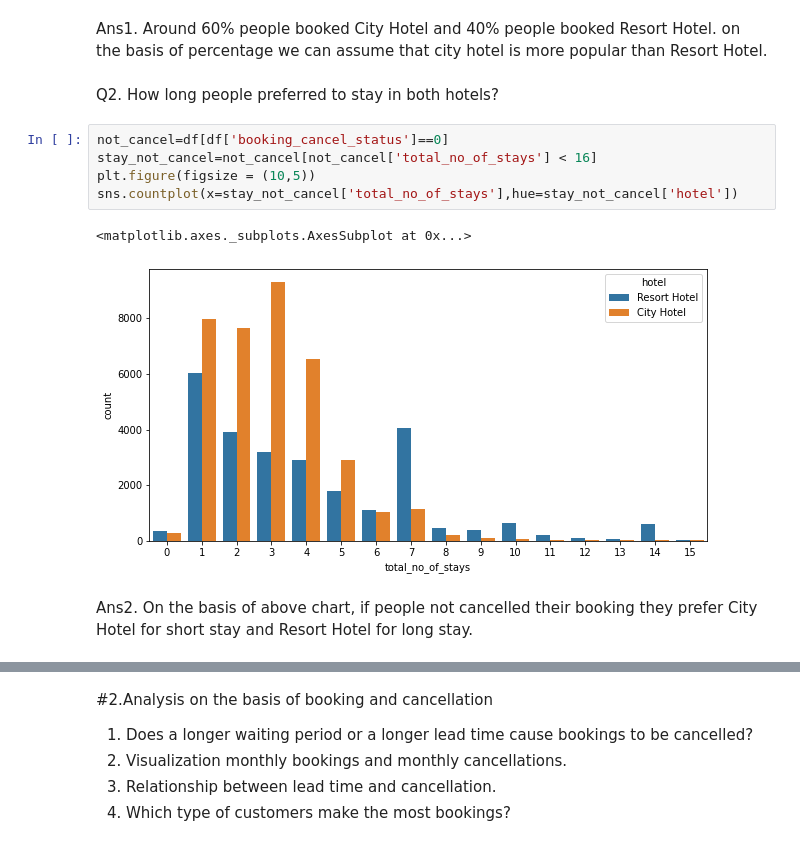
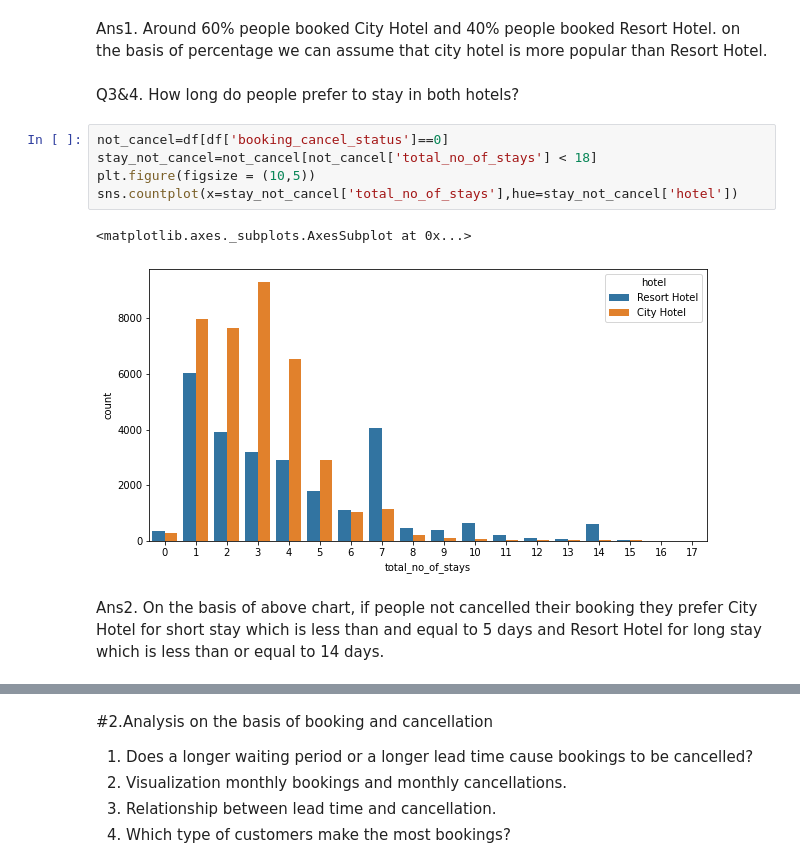
Before and after one commit to niteshavagabond/Hotel-Booking-analysis, a Jupyter notebook: Hotel_Booking_Analysis_Capstone_Project.ipynb, the cells around one changed output, grey strips where cells are left out. Cells and saved outputs as stored; diff of their text form.

```diff
--- a/Hotel_Booking_Analysis_Capstone_Project.ipynb
+++ b/Hotel_Booking_Analysis_Capstone_Project.ipynb
@@ -555,14 +564,14 @@ sns.barplot(x=['city_hotel','resort_hotel'],y=hotel_vc['percentage'])
 # %% [markdown]
 Ans1. Around 60% people booked City Hotel and 40% people booked Resort Hotel. on the basis of percentage we can assume that city hotel is more popular than Resort Hotel.
 # %% [markdown]
-Q2. How long people preferred to stay in both hotels?
+Q3&4. How long do people prefer to stay in both hotels?
 # %%
 not_cancel=df[df['booking_cancel_status']==0]
-stay_not_cancel=not_cancel[not_cancel['total_no_of_stays'] < 16]
+stay_not_cancel=not_cancel[not_cancel['total_no_of_stays'] < 18]
 plt.figure(figsize = (10,5))
 sns.countplot(x=stay_not_cancel['total_no_of_stays'],hue=stay_not_cancel['hotel'])
 # %% [output]
 <matplotlib.axes._subplots.AxesSubplot at 0x...>
-[figure, old version]
+[figure, new version]
 # %% [markdown]
-Ans2. On the basis of above chart, if people not cancelled their booking they prefer City Hotel for short stay and Resort Hotel for long stay.
+Ans2. On the basis of above chart, if people not cancelled their booking they prefer City Hotel for short stay which is less than and equal to 5 days and Resort Hotel for long stay which is less than or equal to 14 days.
```
Also changed, not shown: parts of 12 cells of this notebook.
